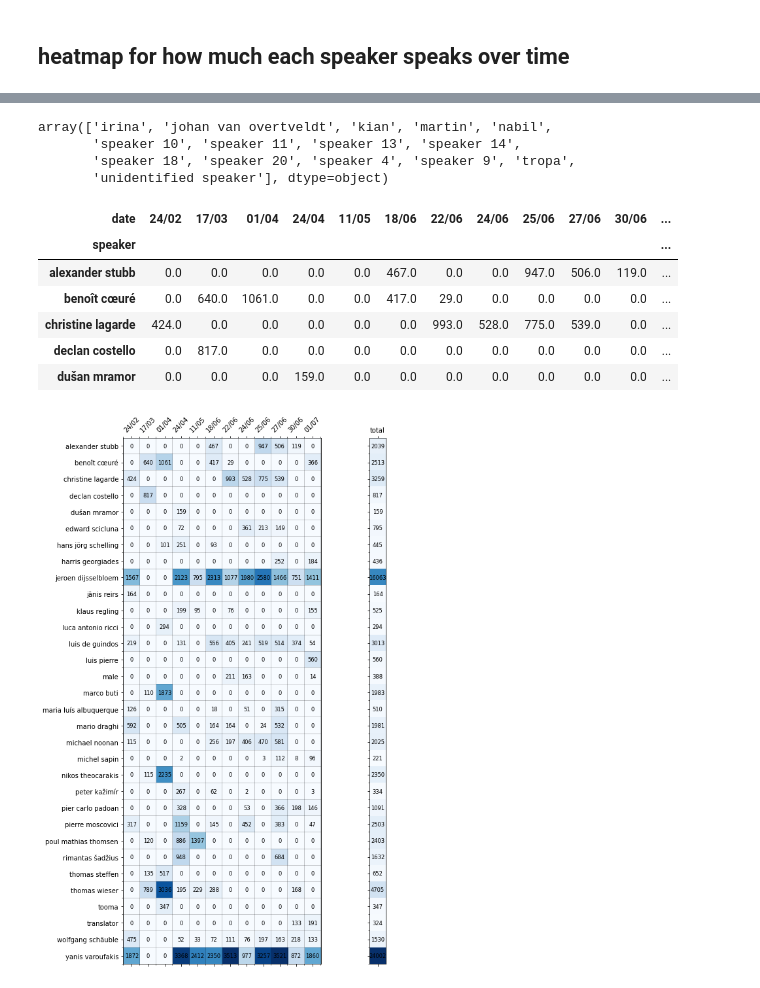
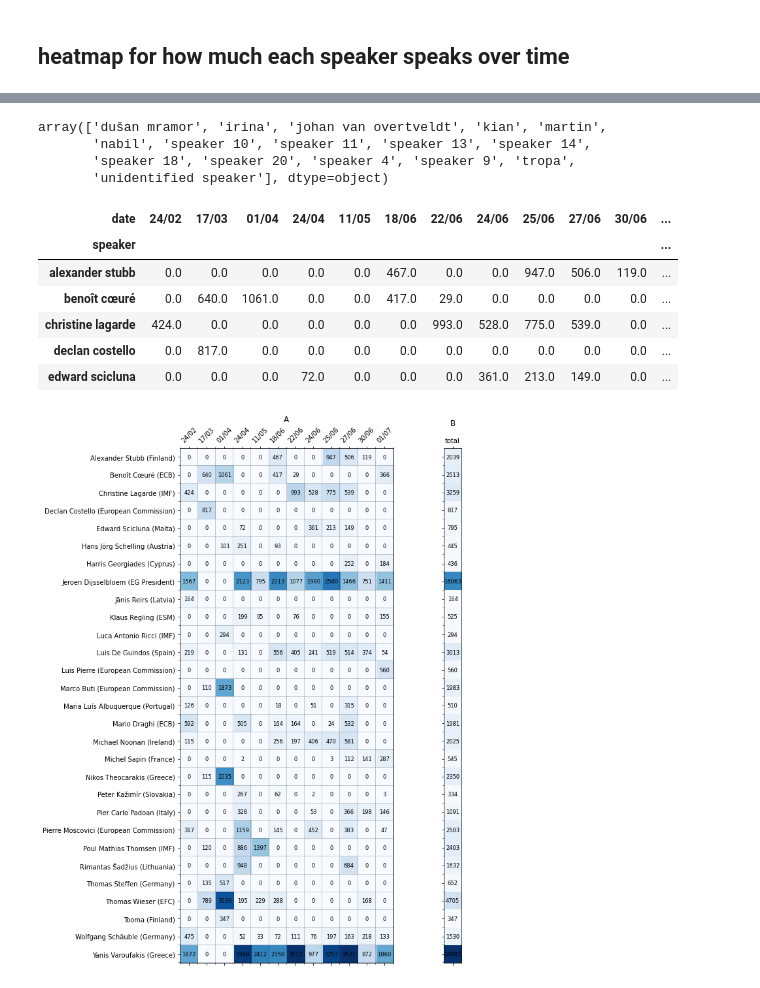
Before and after one commit to ariansajina/master-thesis, a Jupyter notebook: notebooks/preliminary_analysis.ipynb, the cells around one changed output, grey strips where cells are left out. Saved outputs shown, nothing was run; the diff lists cells and outputs as text; code cells hidden in the pictures.

```diff
--- a/notebooks/preliminary_analysis.ipynb
+++ b/notebooks/preliminary_analysis.ipynb
@@ -83,7 +83,7 @@ with open('../data/euroleaks/name_to_entity.json', 'r') as f:
     speaker_to_entity = json.load(f)
 # %%
 # add column for entity, label unassigned as unknown
-df['entity'] = df.speaker.apply(lambda s: speaker_to_entity[s] if s in speaker_to_entity.keys() else 'unkown')
+df['entity'] = df.speaker.apply(lambda s: speaker_to_entity[s] if s in speaker_to_entity.keys() else 'Unkown')
 
 wc_by_entity = df.groupby('entity')['wordcount'].sum()
 
@@ -150,4 +148,4 @@ plt.savefig('../figures/wordcount_by_entity.png')
 ## heatmap for how much each speaker speaks over time
 # %%
 # speakers of bottom 25% by least-said
-insignificant_speakers = wc_by_speaker.index[wc_by_speaker < np.percentile(wc_by_speaker, 25)].to_numpy()
+insignificant_speakers = wc_by_speaker.index[wc_by_speaker < 160].to_numpy()
@@ -154,12 +156,16 @@ insignificant_speakers = wc_by_speaker.index[wc_by_speaker < np.percentile(wc_by
 # %%
 insignificant_speakers
 # %% [output]
-array(['irina', 'johan van overtveldt', 'kian', 'martin', 'nabil',
-       'speaker 10', 'speaker 11', 'speaker 13', 'speaker 14',
+array(['dušan mramor', 'irina', 'johan van overtveldt', 'kian', 'martin',
+       'nabil', 'speaker 10', 'speaker 11', 'speaker 13', 'speaker 14',
        'speaker 18', 'speaker 20', 'speaker 4', 'speaker 9', 'tropa',
        'unidentified speaker'], dtype=object)
 # %%
-X = df[df.speaker.apply(lambda s: s not in insignificant_speakers and 'speaker' not in s)]\
+X = df[df.speaker.apply(lambda s:
+                        s not in insignificant_speakers and
+                        'speaker' not in s and
+                        s != 'male'
+                       )]\
     .groupby(['date','speaker'])['wordcount']\
     .sum().unstack().fillna(0).T
 # %%
@@ -176,11 +182,11 @@ X.head()
 | benoît cœuré | 0.0 | 640.0 | 1061.0 | 0.0 | 0.0 | 417.0 | 29.0 | 0.0 | 0.0 | 0.0 | 0.0 | ... |
 | christine lagarde | 424.0 | 0.0 | 0.0 | 0.0 | 0.0 | 0.0 | 993.0 | 528.0 | 775.0 | 539.0 | 0.0 | ... |
 | declan costello | 0.0 | 817.0 | 0.0 | 0.0 | 0.0 | 0.0 | 0.0 | 0.0 | 0.0 | 0.0 | 0.0 | ... |
-| dušan mramor | 0.0 | 0.0 | 0.0 | 159.0 | 0.0 | 0.0 | 0.0 | 0.0 | 0.0 | 0.0 | 0.0 | ... |
+| edward scicluna | 0.0 | 0.0 | 0.0 | 72.0 | 0.0 | 0.0 | 0.0 | 361.0 | 213.0 | 149.0 | 0.0 | ... |
 # %%
 #X = X.drop(index=['yanis varoufakis', 'jeroen dijsselbloem', 'thomas wieser'])
 # %%
-fig, axes = plt.subplots(1, 2, figsize=(10,12), sharey=True)
+fig, axes = plt.subplots(1, 2, figsize=(12,12), sharey=True)
 
 cmap = 'Blues'
 
@@ -197,40 +203,45 @@ _ = axes[0].set_xticks(range(len(dates)))
 _ = axes[0].set_xticklabels(dates, rotation=45)
 # yticks
 _ = axes[0].set_yticks(range(X.index.size))
-_ = axes[0].set_yticklabels(X.index)
+_ = axes[0].set_yticklabels(X.index.to_series().apply(lambda s:
+        f'{s.title()} ({speaker_to_entity[s] if s in speaker_to_entity.keys() else "Unkown"})'))
 
 # grids
 axes[0].set_xticks(np.arange(-.53, len(dates), 1), minor=True)
 axes[0].set_yticks(np.arange(X.index.size))
 axes[0].set_yticks(np.arange(-.53, X.index.size, 1), minor=True)
 axes[0].grid(which='minor', color='black', linestyle='-', linewidth=.5, alpha=.4)
 
 # values
 for (i,j),z in np.ndenumerate(X.to_numpy()):
     axes[0].text(j, i, int(z), ha='center', va='center', fontsize='small')
 
+axes[0].set_title('A')
+
 ##############
 ### axis 1 ###
 ##############
 
 # plot
 axes[1].matshow(X.sum(axis=1).to_numpy().reshape(-1,1), cmap=cmap)
 
 # xticks
 _ = axes[1].set_xticks([0])
-_ = axes[1].set_xticklabels(['total'], rotation='horizontal')
+_ = axes[1].set_xticklabels(['\ntotal'], rotation='horizontal')
 # yticks
 _ = axes[1].set_yticks(range(X.index.size))
-_ = axes[1].set_yticklabels(X.index)
+
 
 # values
 for i,z in enumerate(X.sum(axis=1).to_numpy()):
     axes[1].text(0, i, int(z), ha='center', va='center', fontsize='small')
 
+axes[1].set_title('B')
+
 fig.tight_layout()
 
 #fig.subplots_adjust(wspace=0.001)
 
-fig.savefig('../figures/worcount_heatmap.png')
+fig.savefig('../figures/wordcount_heatmap.png')
 # %% [output]
-[figure, old version]
+[figure, new version]
```
Also changed, not shown: parts of 7 cells of this notebook, 2 other files.
